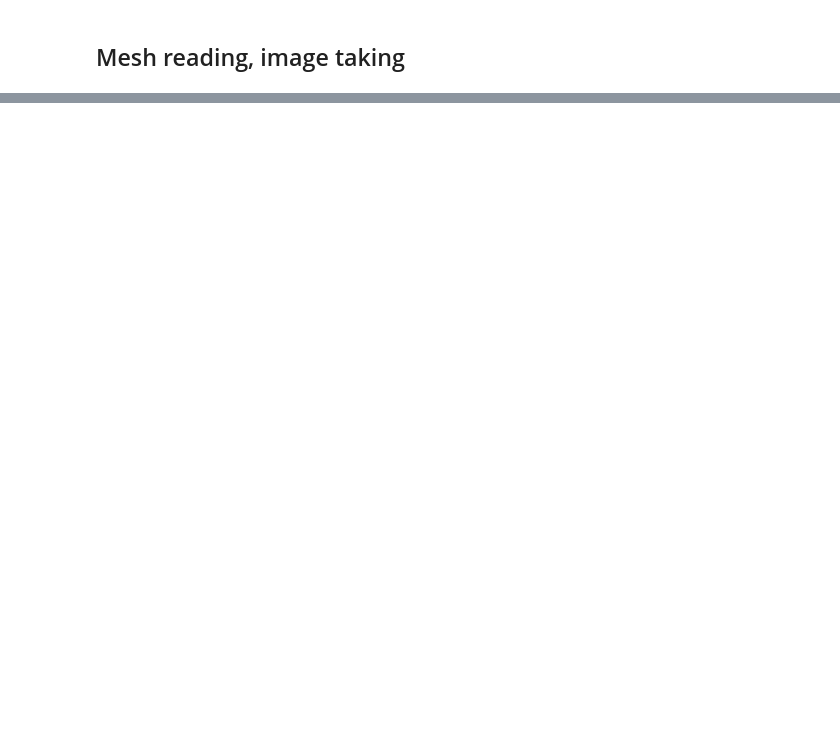
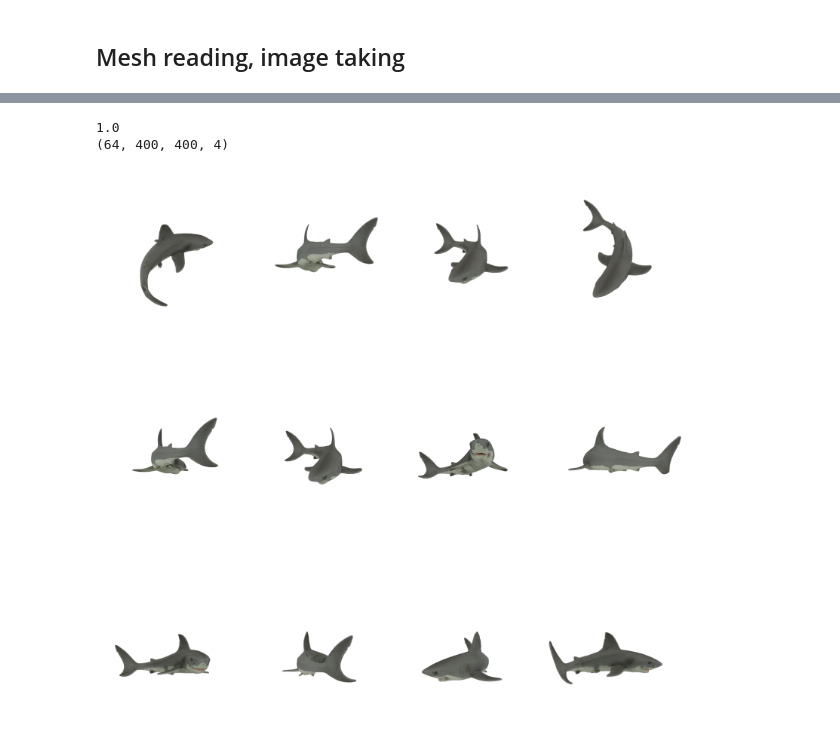
Before and after one commit to MeepOwned13/raymeshnerf, a Jupyter notebook: notebook_playground/data_creation.ipynb, the cells around one changed output, grey strips where cells are left out. Drawn from its saved outputs; the diff is of its cells as text; code cells hidden in the pictures; blank space fills up the shorter version.

```diff
--- a/notebook_playground/data_creation.ipynb
+++ b/notebook_playground/data_creation.ipynb
@@ -132,35 +144,39 @@ def create_batch_sensor(n: int, radius: float, size: int = 800, fov_x: float = 4
         },
         'film': {
             'type': 'hdrfilm',
             'width': size * len(sensors),
             'height': size,
-            'pixel_format': 'rgb',
+            'pixel_format': 'rgba',
             'filter': {
                 'type': 'tent'
             }
         },
     }
     batch_sensor.update({f's{i}': s for i, s in enumerate(sensors)})
 
     return mi.load_dict(batch_sensor), extrinsics, focal.astype(np.float32)
 
 sensor_count = 64
 radius = 4
 
 sensor, extrinsics, focal = create_batch_sensor(sensor_count, radius, size=400)
 
 render = np.asarray(mi.render(scene, sensor=sensor), dtype=np.float32).clip(0,1)
 # This is complicated because srgb conversion is done here too (saving to disk would do this too)
 # If saving to disk is the goal, this shouldn't be done as the conversion would happen again
 images = np.asarray(mi.Bitmap(render).convert(srgb_gamma=True, component_format=mi.Struct.Type.Float32))
 
-images = images.reshape(400, -1, 400, 3).transpose(1, 0, 2, 3)
+images = images.reshape(400, -1, 400, 4).transpose(1, 0, 2, 3)
 print(images.shape)
 fig = plt.figure(figsize=(20, 28))
 fig.subplots_adjust(wspace=0, hspace=0)
 for i in range(12):
     ax = fig.add_subplot(4, 4, i + 1).imshow(images[i])
     plt.axis("off")
+# %% [output]
+1.0
+(64, 400, 400, 4)
+[figure, added]
 # %%
 np.savez_compressed(obj, images=images, c2ws=extrinsics, focal=focal)
 # %%
```
Also changed, not shown: parts of 4 cells of this notebook, 6 other files.
